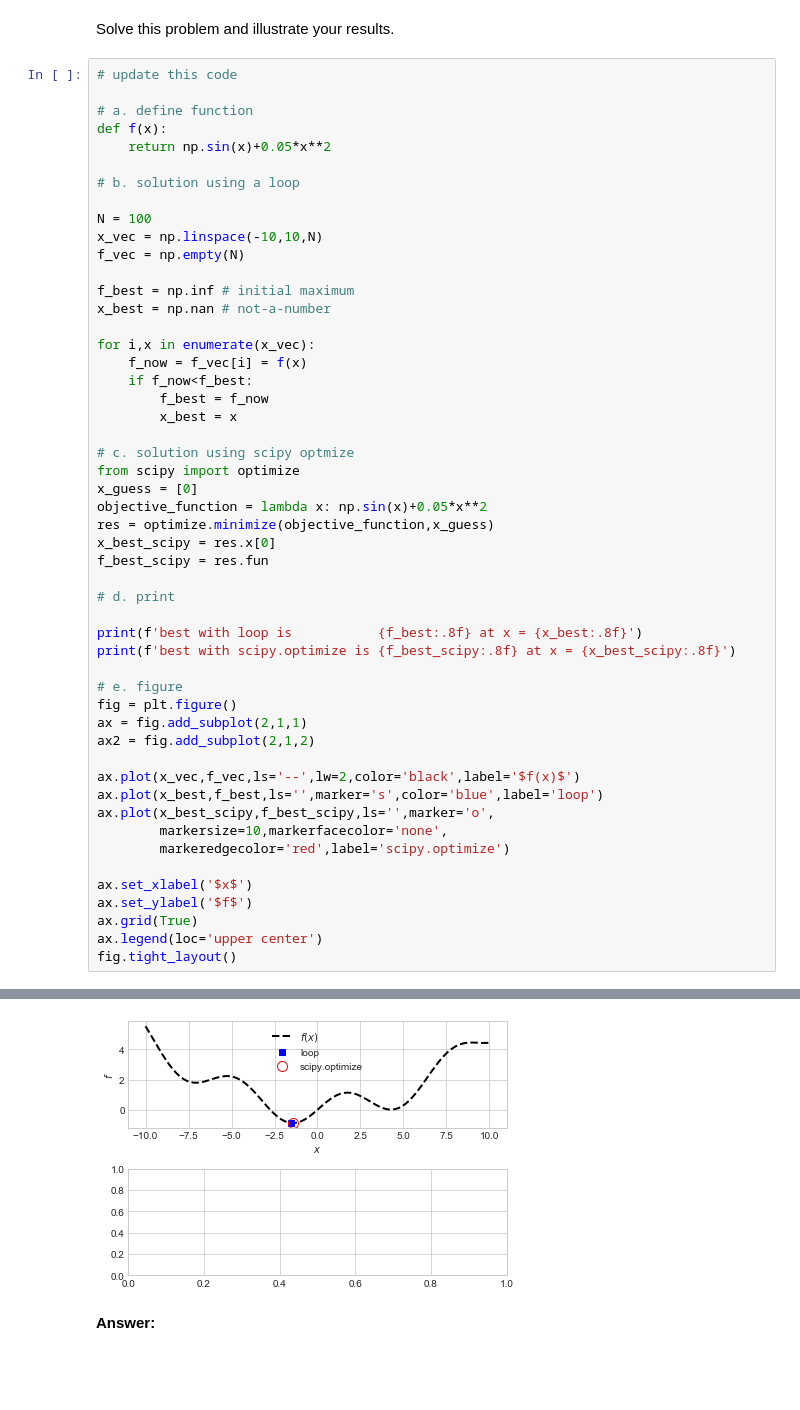
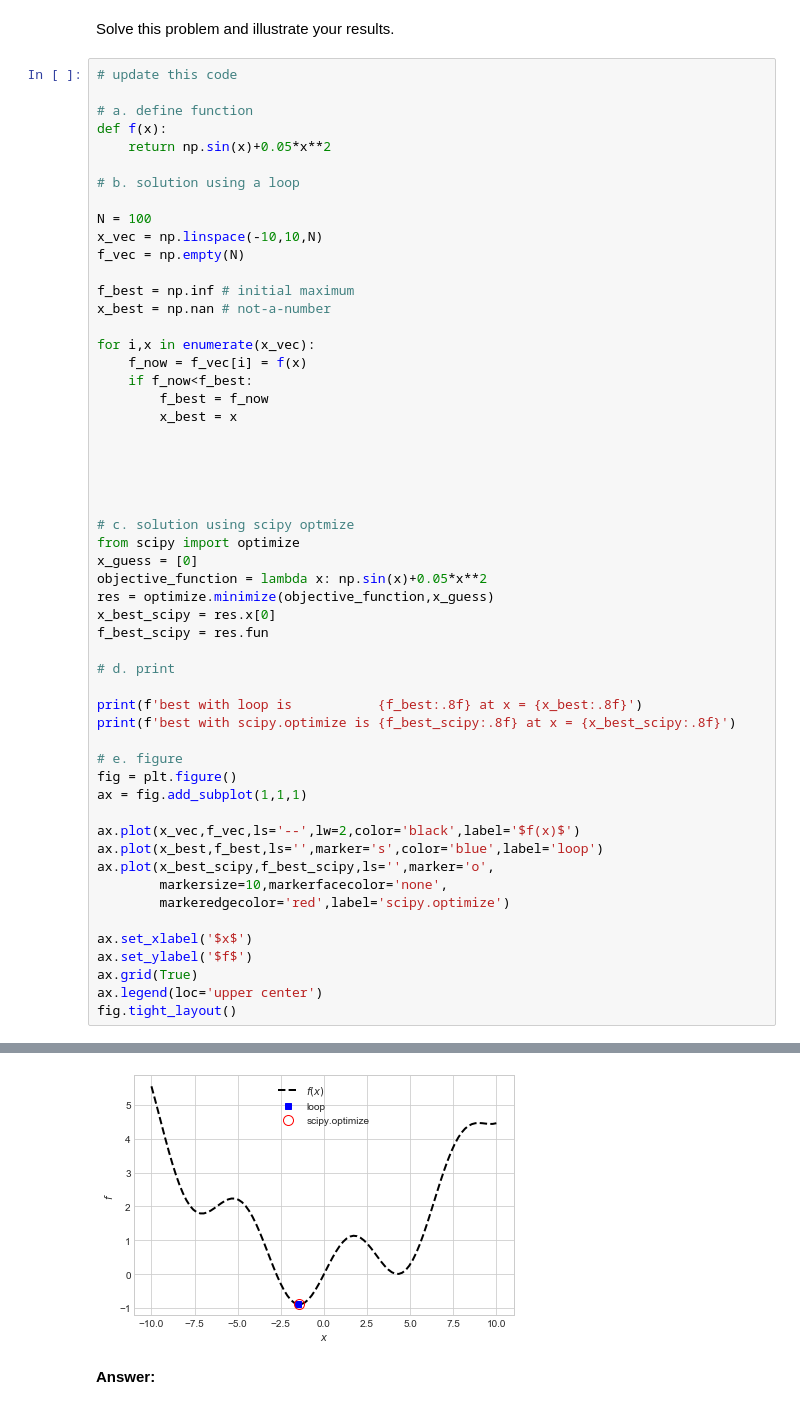
Before and after one commit to AskerNC/exercises-2020, a Jupyter notebook: PS1/problem_set_1.ipynb, the cells around one changed output, grey strips where cells are left out. Saved outputs shown, nothing was run; the diff lists cells and outputs as text; blank space fills up the shorter version.

```diff
--- a/PS1/problem_set_1.ipynb
+++ b/PS1/problem_set_1.ipynb
@@ -196,39 +210,42 @@ for i,x in enumerate(x_vec):
         f_best = f_now
         x_best = x
 
+
+
+
+
 # c. solution using scipy optmize
 from scipy import optimize
 x_guess = [0]
 objective_function = lambda x: np.sin(x)+0.05*x**2
 res = optimize.minimize(objective_function,x_guess)
 x_best_scipy = res.x[0]
 f_best_scipy = res.fun
 
 # d. print
 
 print(f'best with loop is           {f_best:.8f} at x = {x_best:.8f}')
 print(f'best with scipy.optimize is {f_best_scipy:.8f} at x = {x_best_scipy:.8f}')
 
 # e. figure
 fig = plt.figure()
-ax = fig.add_subplot(2,1,1)
-ax2 = fig.add_subplot(2,1,2)
+ax = fig.add_subplot(1,1,1)
 
 ax.plot(x_vec,f_vec,ls='--',lw=2,color='black',label='$f(x)$')
 ax.plot(x_best,f_best,ls='',marker='s',color='blue',label='loop')
 ax.plot(x_best_scipy,f_best_scipy,ls='',marker='o',
         markersize=10,markerfacecolor='none',
         markeredgecolor='red',label='scipy.optimize')
 
 ax.set_xlabel('$x$')
 ax.set_ylabel('$f$')
 ax.grid(True)
 ax.legend(loc='upper center')
 fig.tight_layout()
 # %% [output]
 best with loop is           -0.88366802 at x = -1.51515152
 best with scipy.optimize is -0.88786283 at x = -1.42755179
-[figure, old version]
+[figure, new version]
 # %% [markdown]
 **Answer:**
 # %%
```
Also changed, not shown: parts of 12 cells of this notebook, 5 other files.
